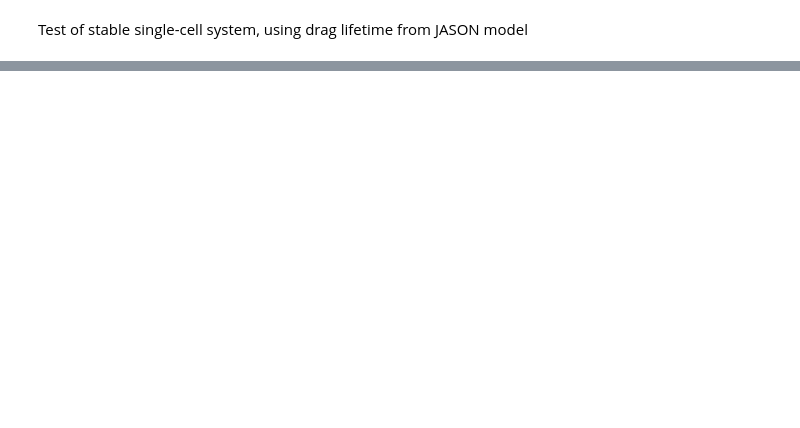
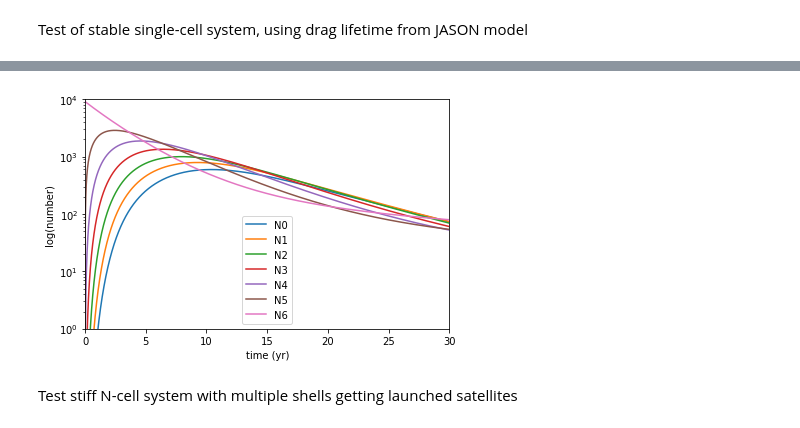
Before and after one commit to JustinLaw-D/debris-simulations, a Jupyter notebook: NCell_sims2.ipynb, the cells around one changed output, grey strips where cells are left out. Drawn from its saved outputs; the diff is of its cells as text; code cells hidden in the pictures; blank space fills up the shorter version.

```diff
--- a/NCell_sims2.ipynb
+++ b/NCell_sims2.ipynb
@@ -71,0 +111,42 @@ plt.show()
+# %%
+from NCell import NCell
+from AtmosphericDecayModels import drag_lifetime
+import numpy as np
+R = 6371 # radius of earth in km
+dh = 50 # height of band (km)
+alts = np.arange(600, 910, dh)
+V = 4*np.pi*dh*(R+alts)**2 # volume of band
+dhs = np.zeros(len(alts))
+dhs.fill(dh)
+S_i = np.zeros(len(alts), dtype=np.int64)
+D_i = np.zeros(len(alts), dtype=np.int64)
+N_i = np.zeros(len(alts), dtype=np.int64)
+N_i[-1] = int(2.5e-8*V[-1])
+lam = np.zeros(len(alts), dtype=np.int64)
+T = 30
+def drag_lifetime_loc(hmax, hmin, a_over_m):
+    return drag_lifetime(hmax, hmin, 0, 0, a_over_m=a_over_m, dt=100/(60*60*24*365.25), maxdt=0.1)
+atmosphere = NCell(S_i, D_i, N_i, alts, dhs, lam, drag_lifetime_loc)
+# %%
+atmosphere.run_sim_euler(T, upper=False, dt=0.001)
+t = atmosphere.get_t()
+N = atmosphere.get_N()
+# %%
+import matplotlib.pyplot as plt
+
+fig, ax1 = plt.subplots()
+ax1.set_xlabel('time (yr)')
+ax1.set_ylabel('log(number)')
+ax1.set_yscale('log')
+for i in range(0, len(N)):
+    ax1.plot(t, N[i], label='N'+str(i))
+ax1.set_ylim(1, 1e4)
+ax1.set_xlim(0,T)
+ax1.legend()
+
+fig.tight_layout()  # otherwise the right y-label is slightly clipped
+plt.show()
+# %% [output]
+[figure, added]
+# %% [markdown]
+Test stiff N-cell system with multiple shells getting launched satellites
```
Also changed, not shown: parts of 12 cells of this notebook, 3 other files.
